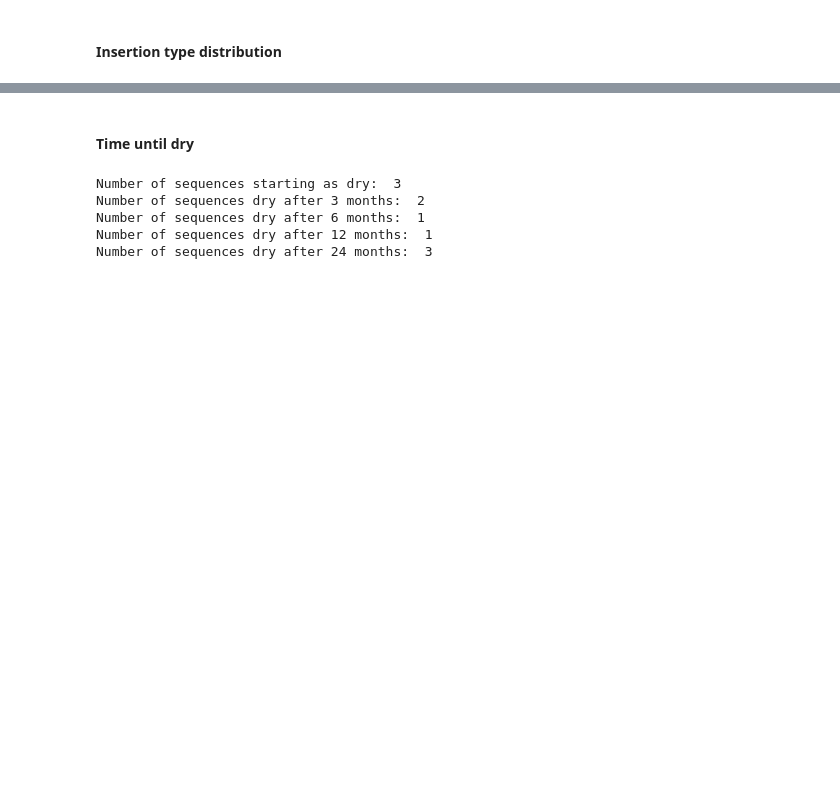
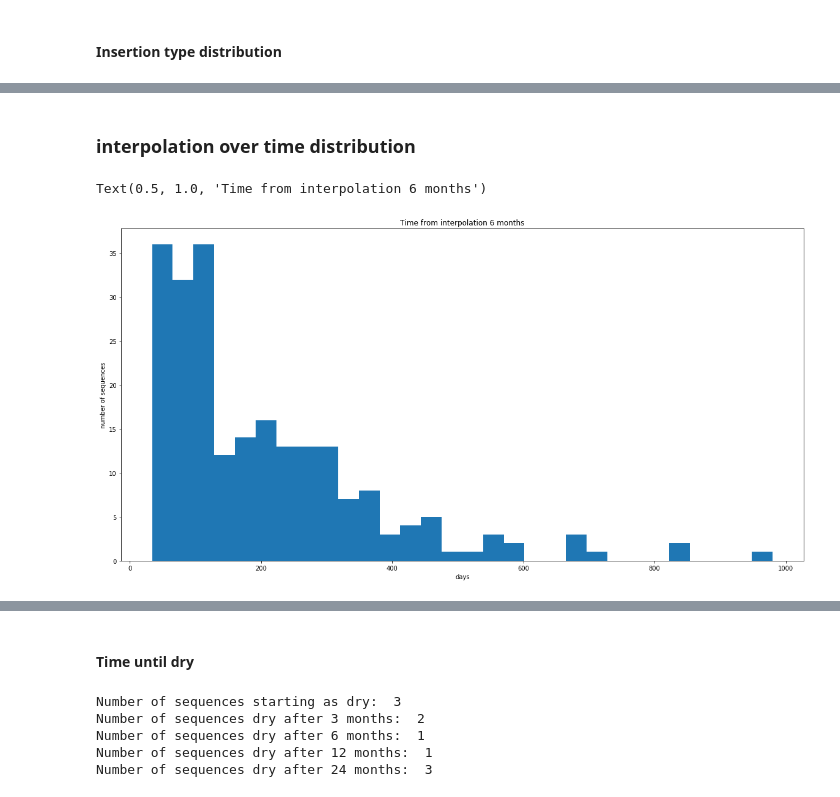
Before and after one commit to theislab/LODE, a Jupyter notebook: feature_statistics/notebooks/0_2_time_series_1-3-6-12-24-months.ipynb, the cells around one changed output, grey strips where cells are left out. Saved outputs shown, nothing was run; the diff lists cells and outputs as text; code cells hidden in the pictures; blank space fills up the shorter version.

```diff
--- a/feature_statistics/notebooks/0_2_time_series_1-3-6-12-24-months.ipynb
+++ b/feature_statistics/notebooks/0_2_time_series_1-3-6-12-24-months.ipynb
@@ -49,0 +101,12 @@ Text(0.5, 1.0, 'Time from carry over')
+# %% [markdown]
+### interpolation over time distribution
+# %%
+plt.figure(figsize=(20,10))
+month_6_interpolation = data_pd.loc[data_pd.insertion_type_6 == "interpolation"]
+plt.hist(month_6_interpolation.time_range_6, bins = 30)
+plt.xlabel("days")
+plt.ylabel("number of sequences")
+plt.title("Time from interpolation 6 months")
+# %% [output]
+Text(0.5, 1.0, 'Time from interpolation 6 months')
+[figure, added]
```
Also changed, not shown: parts of 35 cells of this notebook, 4 other files.
